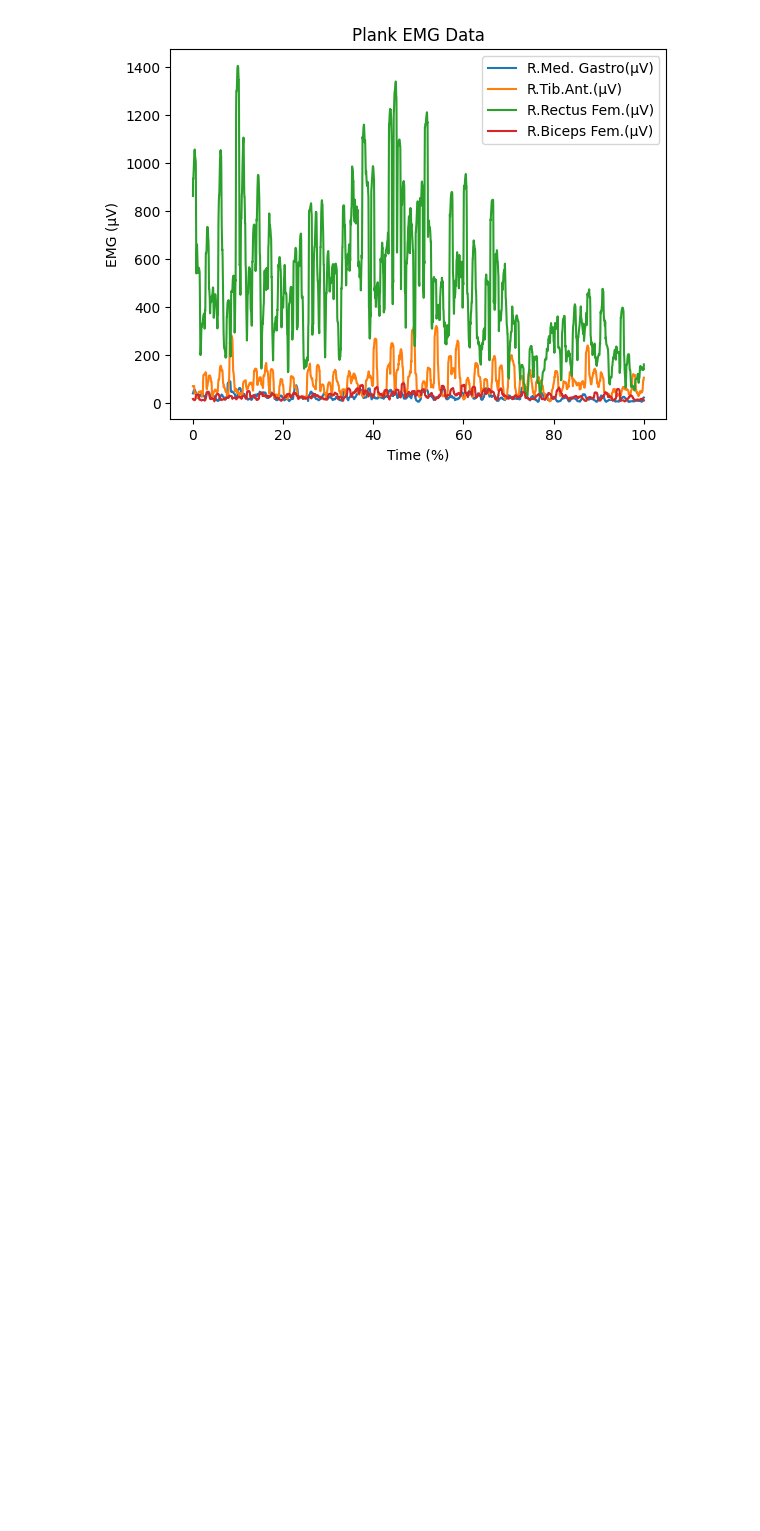
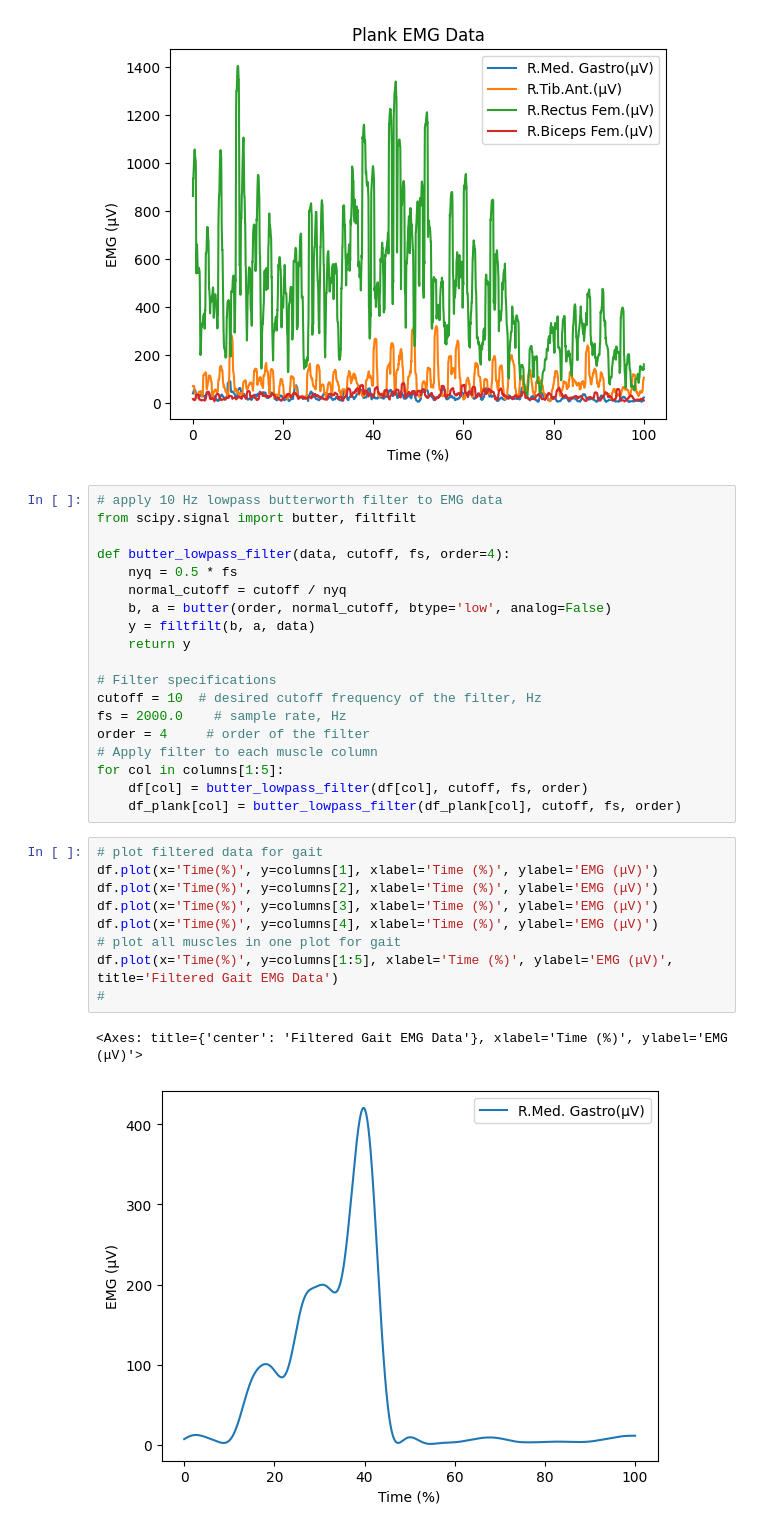
Before and after one commit to magictoene/Biomechanics, a Jupyter notebook: processEMG.ipynb, the cells around one changed output. Saved outputs shown, nothing was run; the diff lists cells and outputs as text; blank space fills up the shorter version.

```diff
--- a/processEMG.ipynb
+++ b/processEMG.ipynb
@@ -67,3 +67,34 @@ df_plank.plot(x='Time(%)', y=columns[1:5], xlabel='Time (%)', ylabel='EMG (μV)'
 [figure]
 [figure]
 [figure]
+# %%
+# apply 10 Hz lowpass butterworth filter to EMG data
+from scipy.signal import butter, filtfilt
+
+def butter_lowpass_filter(data, cutoff, fs, order=4):
+    nyq = 0.5 * fs
+    normal_cutoff = cutoff / nyq
+    b, a = butter(order, normal_cutoff, btype='low', analog=False)
+    y = filtfilt(b, a, data)
+    return y
+
+# Filter specifications
+cutoff = 10  # desired cutoff frequency of the filter, Hz
+fs = 2000.0    # sample rate, Hz
+order = 4     # order of the filter
+# Apply filter to each muscle column
+for col in columns[1:5]:
+    df[col] = butter_lowpass_filter(df[col], cutoff, fs, order)
+    df_plank[col] = butter_lowpass_filter(df_plank[col], cutoff, fs, order)
+# %%
+# plot filtered data for gait
+df.plot(x='Time(%)', y=columns[1], xlabel='Time (%)', ylabel='EMG (μV)')
+df.plot(x='Time(%)', y=columns[2], xlabel='Time (%)', ylabel='EMG (μV)')
+df.plot(x='Time(%)', y=columns[3], xlabel='Time (%)', ylabel='EMG (μV)')
+df.plot(x='Time(%)', y=columns[4], xlabel='Time (%)', ylabel='EMG (μV)')
+# plot all muscles in one plot for gait
+df.plot(x='Time(%)', y=columns[1:5], xlabel='Time (%)', ylabel='EMG (μV)', title='Filtered Gait EMG Data')
+#
+# %% [output]
+<Axes: title={'center': 'Filtered Gait EMG Data'}, xlabel='Time (%)', ylabel='EMG (μV)'>
+[figure, added]
```
Also changed, not shown: parts of 2 cells of this notebook, 1 other file.
